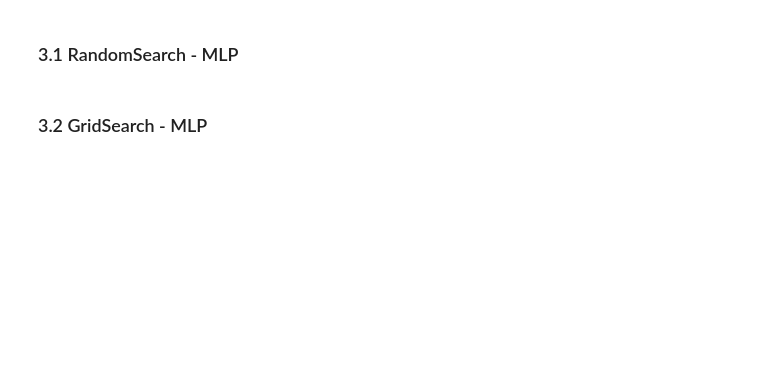
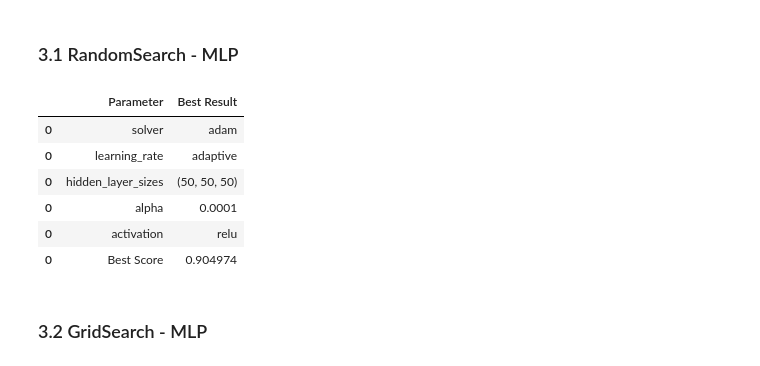
Before and after one commit to sarasustelosantos/bootcamp_group, a Jupyter notebook: 04_modelling.ipynb, the cells around one changed output. Saved outputs shown, nothing was run; the diff lists cells and outputs as text; code cells hidden in the pictures; blank space fills up the shorter version.

```diff
--- a/04_modelling.ipynb
+++ b/04_modelling.ipynb
@@ -1174,4 +1268,48 @@ final_model_gb = GradientBoostingClassifier(
 # %% [markdown]
 ### 3.1 RandomSearch - MLP
+# %%
+# Create the Multi-Layer Perceptron (MLP) model (without specifying hyperparameters)
+model_MLP = MLPClassifier()
+
+# Define the parameter space for random search
+parameter_space_random = {
+    'hidden_layer_sizes': [(50,50,50), (50,100,50), (100,)],
+    'activation': ['tanh', 'relu'],
+    'solver': ['sgd', 'adam'],
+    'alpha': [0.0001, 0.05],
+    'learning_rate': ['constant', 'adaptive'],
+}
+
+# Create the RandomizedSearchCV object
+random_search = RandomizedSearchCV(estimator=model_MLP, param_distributions=parameter_space_random,
+                                    scoring='f1', cv=5, random_state=42)
+
+# Fit the RandomizedSearchCV object to the data
+random_search.fit(X_total, y_total)  # Make sure X_total and y_total are defined
+
+# Extract the best parameters and their scores from RandomizedSearchCV
+best_params_random = random_search.best_params_
+best_score_random = random_search.best_score_
+
+# Create a DataFrame to store the results
+results_rs_mlp = pd.DataFrame(columns=['Parameter', 'Best Result'])
+
+# Add the best parameters and scores to the DataFrame
+for param, value in best_params_random.items():
+    results_rs_mlp = pd.concat([results_rs_mlp, pd.DataFrame({'Parameter': [param], 'Best Result': [value]})])
+
+# Add the best score to the DataFrame
+results_rs_mlp = pd.concat([results_rs_mlp, pd.DataFrame({'Parameter': ['Best Score'], 'Best Result': [best_score_random]})])
+
+# Display the results DataFrame
+results_rs_mlp
+# %% [output]
+|  | Parameter | Best Result |
+| 0 | solver | adam |
+| 0 | learning_rate | adaptive |
+| 0 | hidden_layer_sizes | (50, 50, 50) |
+| 0 | alpha | 0.0001 |
+| 0 | activation | relu |
+| 0 | Best Score | 0.904974 |
 # %% [markdown]
 ### 3.2 GridSearch - MLP
```
Also changed, not shown: parts of 12 cells of this notebook.
